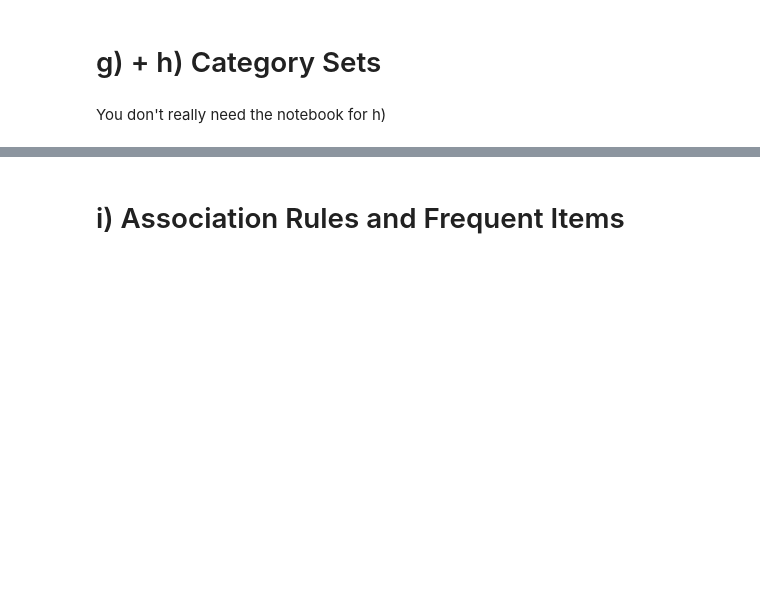
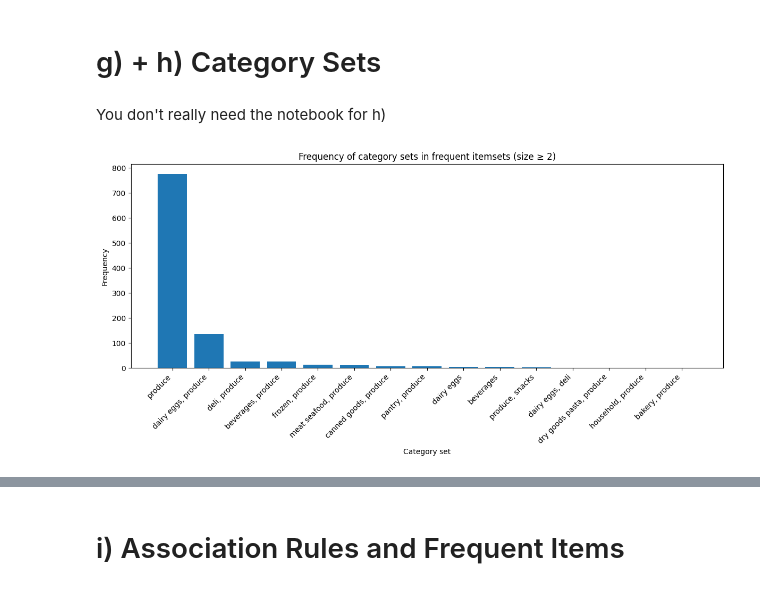
Before and after one commit to Vaetarium/IDS25WS_Assignment, a Jupyter notebook: Part2/files/Q1_market_basket_analysis.ipynb, the cells around one changed output, grey strips where cells are left out. Saved outputs shown, nothing was run; the diff lists cells and outputs as text; code cells hidden in the pictures; blank space fills up the shorter version.

```diff
--- a/Part2/files/Q1_market_basket_analysis.ipynb
+++ b/Part2/files/Q1_market_basket_analysis.ipynb
@@ -57,3 +197,6 @@ frequent_itemsets.head()
 | 2 | 0.015432 | (22035) |
 | 3 | 0.008048 | (10246) |
 | 4 | 0.029462 | (46979) |
+# %%
+# size of each itemset
+frequent_itemsets["size"] = frequent_itemsets["itemsets"].apply(lambda x: len(x))
@@ -61,3 +266,39 @@ frequent_itemsets.head()
 # g) + h) Category Sets
 # %% [markdown]
 You don't really need the notebook for h)
+# %%
+# product_id -> category lookup
+product_to_category = (
+    basket_items[["product_id", "category"]]
+    .drop_duplicates()
+    .set_index("product_id")["category"]
+)
+# restrict to frequent itemsets of size ≥ 2
+freq_ge_2 = frequent_itemsets[frequent_itemsets["size"] >= 2].copy()
+# map each itemset to a category set
+freq_ge_2["category_set"] = freq_ge_2["itemsets"].apply(
+    lambda items: frozenset(product_to_category[i] for i in items)
+)
+# %%
+# count category-set frequencies
+category_set_counts = (
+    freq_ge_2
+    .groupby("category_set")
+    .size()
+    .sort_values(ascending=False)
+)
+# %%
+# make category sets readable (labels)
+category_set_labels = [
+    ", ".join(sorted(cat_set)) for cat_set in category_set_counts.index
+]
+plt.figure(figsize=(12, 6))
+plt.bar(category_set_labels, category_set_counts.values)
+plt.ylabel("Frequency")
+plt.xlabel("Category set")
+plt.title("Frequency of category sets in frequent itemsets (size ≥ 2)")
+plt.xticks(rotation=45, ha="right")
+plt.tight_layout()
+plt.show()
+# %% [output]
+[figure, added]
```
Also changed, not shown: parts of 40 cells of this notebook.
